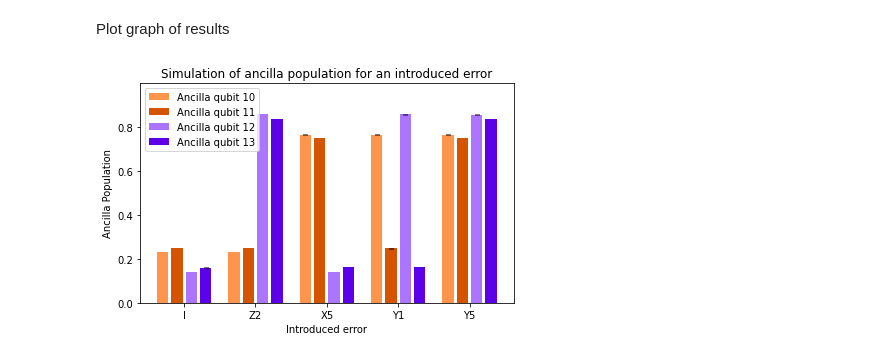
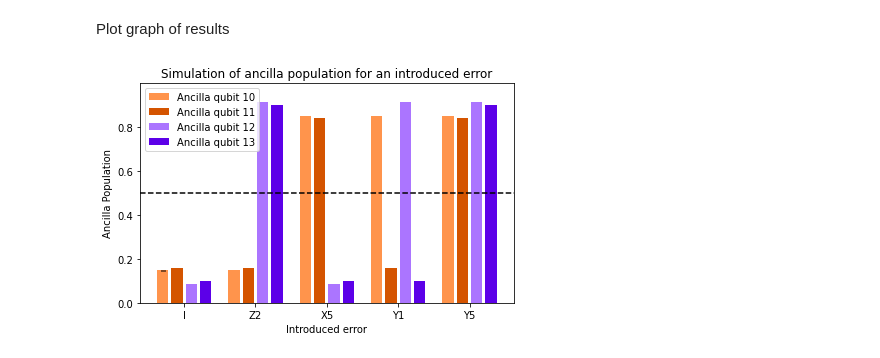
Before and after one commit to goldsmdn/SteaneCode, a Jupyter notebook: Bacon_Shor_1.ipynb, the cells around one changed output. Saved outputs shown, nothing was run; the diff lists cells and outputs as text; code cells hidden in the pictures.

Commit message:
#40 Bacon Shor workbooks

```diff
--- a/Bacon_Shor.ipynb
+++ b/Bacon_Shor_1.ipynb
@@ -65,7 +67,7 @@ NOISE = True                             #Test with noise
 SHOTS = 10000                            #Number of shots to run
 MEASURE_NOISE = 0.0046                   #Measurement noise not relevant
 SINGLE_GATE_DEPOLARISING = 0.000366      #Single gate noise
-TWO_GATE_DEPOLARISING = 0.0204           #Two gate noise
+TWO_GATE_DEPOLARISING = 0.011            #Two gate noise
 
 SIMULATOR = Aer.get_backend('qasm_simulator')
 # %% [markdown]
@@ -218,6 +220,7 @@ for cases, parameters in runs.items():
             test_z = False
         qubit = BaconShorCodeLogicalQubit(1, DATA_QUBITS, ANCILLA_QUBITS, ANCILLAS,
                                           BLOCKS, logical_one, Z_LOGICAL)
+        qubit.reset_stabilizers()
         qubit.encoding_nft()
         qubit.encoding_ft()
         if test_x:
@@ -310,36 +313,37 @@ plt.bar(x - WIDTH * 3 / 2, values_graph[0], color = '#ff944c', width = WIDTH * G
         label = labels_graph[0])
 plt.bar(x - WIDTH / 2, values_graph[1], color = '#d45400', width = WIDTH * GAP,
         label = labels_graph[1])
 plt.bar(x + WIDTH / 2, values_graph[2], color = '#ab75ff', width = WIDTH * GAP,
         label = labels_graph[2])
 plt.bar(x + WIDTH * 3 /2, values_graph[3], color = '#5c00e8', width = WIDTH * GAP,
         label = labels_graph[3])
 
-plt.errorbar(x -  WIDTH * 3 / 2, values_graph[0], xerr = 0, yerr = standard_error_graph[0],
+plt.errorbar(x -  WIDTH * 3 / 2, values_graph[0], xerr = 0 , yerr = standard_error_graph[0],
              color = 'black', fmt = 'none', elinewidth = bar_width)
 plt.errorbar(x - WIDTH / 2, values_graph[1], xerr = 0, yerr = standard_error_graph[1],
              color = 'black', fmt = 'none', elinewidth = bar_width)
 plt.errorbar(x + WIDTH / 2, values_graph[2], xerr = 0, yerr = standard_error_graph[2],
              color = 'black', fmt = 'none', elinewidth = bar_width)
 plt.errorbar(x + WIDTH * 3 /2, values_graph[3], xerr = 0, yerr = standard_error_graph[3],
              color = 'black', fmt = 'none', elinewidth = bar_width)
 
+plt.axhline(y = 0.5, color = 'black', linestyle = 'dashed')
 ax.set_ylabel('Ancilla Population')
 ax.set_xlabel('Introduced error')
 ax.set_title('Simulation of ancilla population for an introduced error')
 ax.set_xticks(x)
 ax.set_xticklabels(cases_list)
 ax.legend()
 
 plt.ylim(YMIN, YMAX)
 plt.yticks(np.arange(YMIN, YMAX, YTICK))
 
 fig.tight_layout()
 
-fname = "Bacon_Shor_ancilla_graph.png"
+fname = "Bacon_Shor_ancilla_graph1.png"
 plt.savefig(fname)
 # %% [output]
-[figure, old version]
+[figure, new version]
 # %% [markdown]
 Here are the actual observations from Egan for comparison:
 
```
Also changed, not shown: parts of 5 cells of this notebook, 1 other file.
